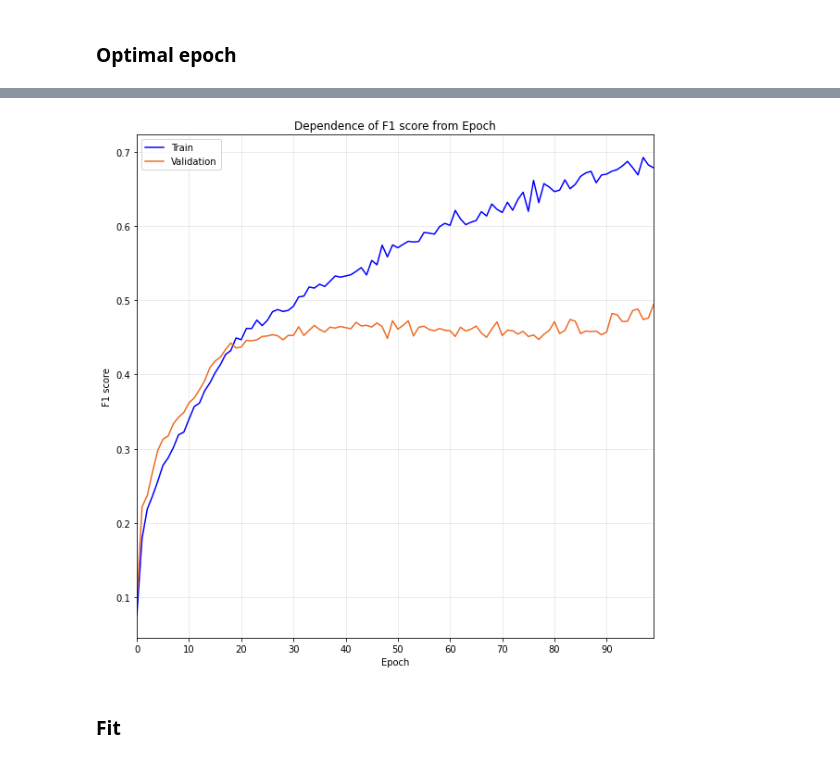
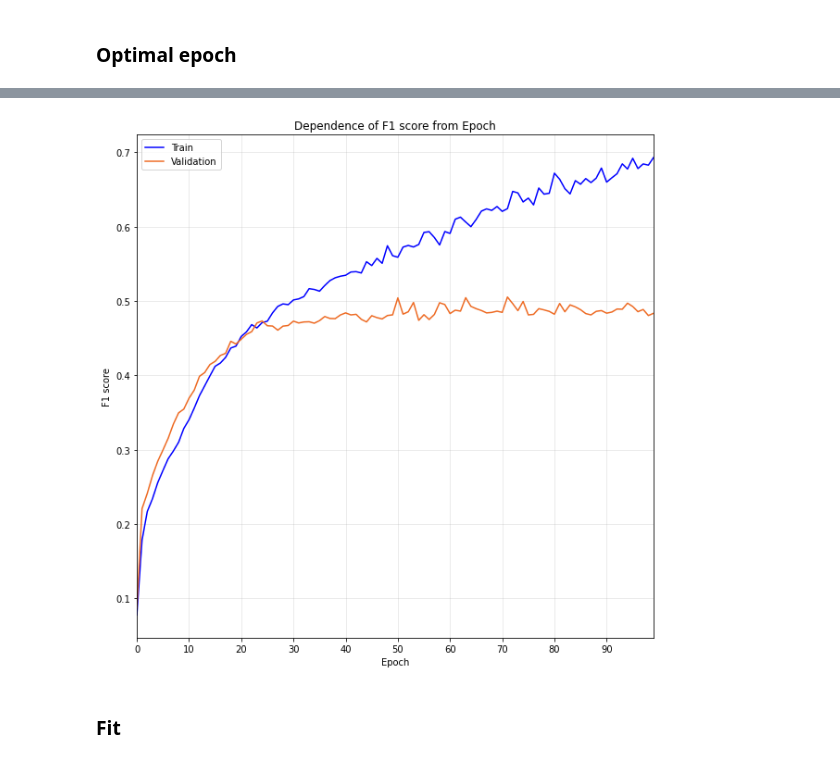
Before and after one commit to DavydovDmitry/absa, a Jupyter notebook: analysis/aspect classifier.ipynb, the cells around one changed output, grey strips where cells are left out. Saved outputs shown, nothing was run; the diff lists cells and outputs as text; code cells hidden in the pictures.

```diff
--- a/analysis/aspect classifier.ipynb
+++ b/analysis/aspect classifier.ipynb
@@ -48,0 +41,3 @@ INFO:root:Upload dependency trees from dump.
+# %%
+train_texts = load_dump(pathway=parsed_reviews_dump_path)
+test_texts = load_dump(pathway=parsed_reviews_dump_path + TEST_APPENDIX)
@@ -103,11 +101,11 @@ sentence_train_f1_history = np.zeros(shape=(num_epoch,))
 sentence_val_f1_history = np.zeros(shape=(num_epoch,))
 threshold = None
 
-for train_index, val_index in kf.split(train_sentences):
-    classifier = SentenceAspectClassifier(word2vec=word2vec)
+for train_index, val_index in kf.split(train_texts):
+    classifier = SentenceAspectClassifier(vocabulary=vocabulary, emb_matrix=embeddings_matrix)
     t, v = classifier.fit(
-        train_sentences=[train_sentences[x] for x in train_index],
-        val_sentences=[train_sentences[x] for x in val_index],
+        train_texts=[train_texts[x] for x in train_index],
+        val_texts=[train_texts[x] for x in val_index],
         num_epoch=num_epoch)
     sentence_train_f1_history += t
     sentence_val_f1_history += v
@@ -137,8 +135,9 @@ plt.savefig(os.path.join(images_path, 'sentence_level_aspect_classifier_f1_vs_ep
 # %% [markdown]
 ### Fit
 # %%
-classifier = SentenceAspectClassifier(word2vec=word2vec)
-_ = classifier.fit(train_sentences=train_sentences,
+classifier = SentenceAspectClassifier(vocabulary=vocabulary,
+                                      emb_matrix=embeddings_matrix)
+_ = classifier.fit(train_texts=train_texts,
                    init_threshold=threshold,
                    fixed_threshold=True)
 # %% [markdown]
@@ -159,17 +158,18 @@ Score(precision=0.7440585009140768, recall=0.7551020408163265, f1=0.749539594843
 ### Optimal epoch
 # %%
 num_epoch = 100
-target_train_f1_history = np.zeros(shape=(num_epoch), dtype=np.float)
-target_val_f1_history = np.zeros(shape=(num_epoch), dtype=np.float)
+opinion_train_f1_history = np.zeros(shape=(num_epoch), dtype=np.float)
+opinion_val_f1_history = np.zeros(shape=(num_epoch), dtype=np.float)
 
-for train_index, val_index in kf.split(train_sentences):
-    classifier = TargetAspectClassifier(word2vec=word2vec)
+for train_index, val_index in kf.split(train_texts):
+    classifier = OpinionAspectClassifier(vocabulary=vocabulary,
+                                         emb_matrix=embeddings_matrix)
     t, v = classifier.fit(
-        train_sentences=[train_sentences[x] for x in train_index],
-        val_sentences=[train_sentences[x] for x in val_index],
+        train_texts=[train_texts[x] for x in train_index],
+        val_texts=[train_texts[x] for x in val_index],
         num_epoch=num_epoch)
-    target_train_f1_history += t
-    target_val_f1_history += v
-target_train_f1_history /= splits_number
-target_val_f1_history /= splits_number
+    opinion_train_f1_history += t
+    opinion_val_f1_history += v
+opinion_train_f1_history /= splits_number
+opinion_val_f1_history /= splits_number
 # %%
@@ -181,11 +181,11 @@ Stored 'target_val_f1_history' (ndarray)
 %store -r
 # %%
 display_score(parameter_values=[x for x in range(num_epoch)],
-              train_values=target_train_f1_history,
-              val_values=target_val_f1_history,
+              train_values=opinion_train_f1_history,
+              val_values=opinion_val_f1_history,
               score_name='F1 score')
 plt.savefig(os.path.join(images_path, 'target_level_aspect_classifier_f1_vs_epoch.pdf'))
 # %% [output]
-[figure, old version]
+[figure, new version]
 # %% [markdown]
 ### Fit
```
Also changed, not shown: parts of 14 cells of this notebook, 7 other files.
